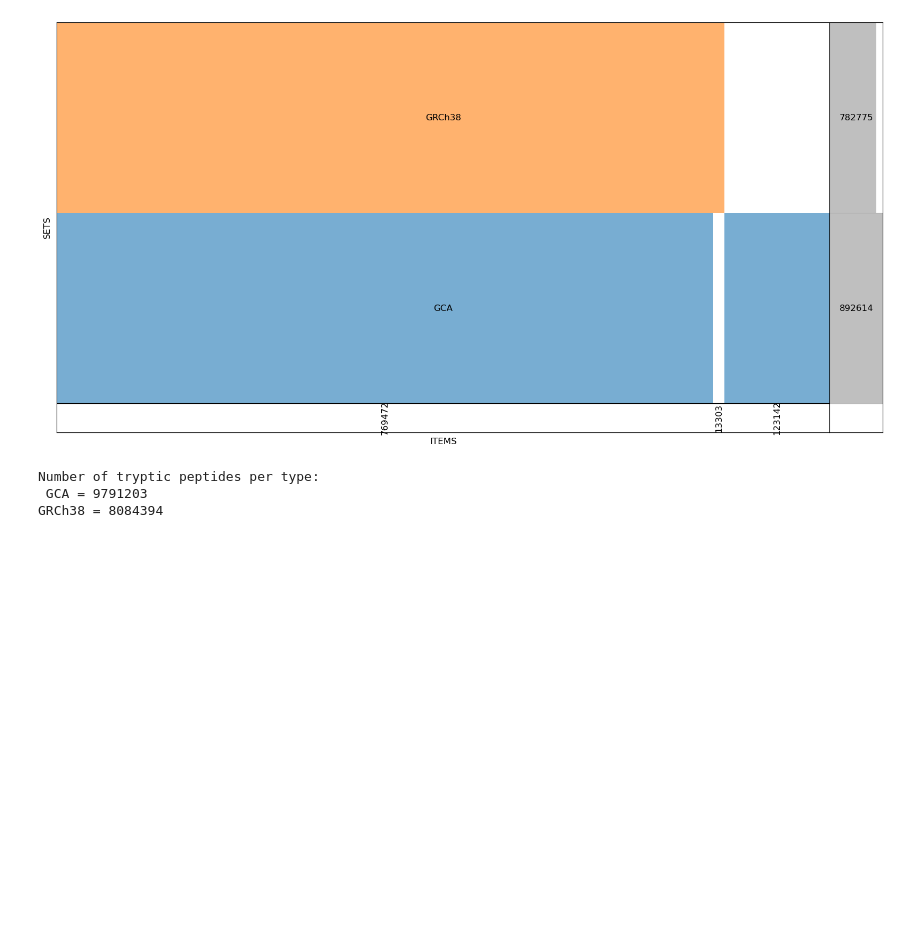
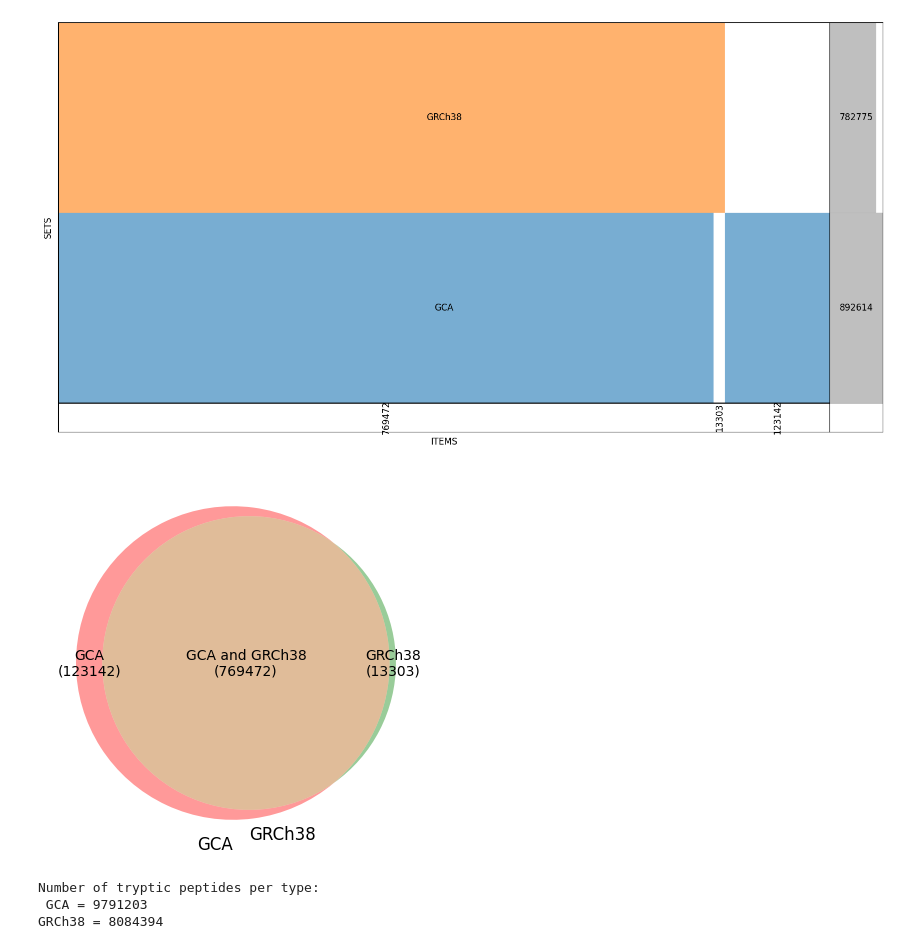
Before and after one commit to bigbio/pgt-pangenome, a Jupyter notebook: db_generation.ipynb, the cells around one changed output. Drawn from its saved outputs; the diff is of its cells as text; code cells hidden in the pictures; blank space fills up the shorter version.

```diff
--- a/db_generation.ipynb
+++ b/db_generation.ipynb
@@ -308,6 +248,19 @@ plt.grid(False)
 plt.savefig('coding_baroverlap.pdf')
 # %% [output]
 [figure]
+# %%
+labels = list(peptides.keys())
+sets = [set(peptides[x]) for x in peptides.keys()]
+venn = venn2(sets, set_labels=labels)
+
+venn.get_label_by_id('100').set_text(f'GCA\n({len(peptides["GCA"] - peptides["GRCh38"])})')
+venn.get_label_by_id('010').set_text(f'GRCh38\n({len(peptides["GRCh38"] - peptides["GCA"])})')
+venn.get_label_by_id('110').set_text(f'GCA and GRCh38\n({len(peptides["GCA"].intersection(peptides["GRCh38"]))})')
+
+plt.savefig('gen_coding_peptide.svg', format='svg')
+plt.show()
+# %% [output]
+[figure, added]
 # %%
 peptides = get_tryptic_peps(tryptic_pep_dir, gen_prot_files, min_pep_len)
 print('Number of tryptic peptides per type:\n', '\n'.join([k+' = '+str(len(items)) for k,items in peptides.items()]))
```
Also changed, not shown: parts of 14 cells of this notebook, 8 other files.
